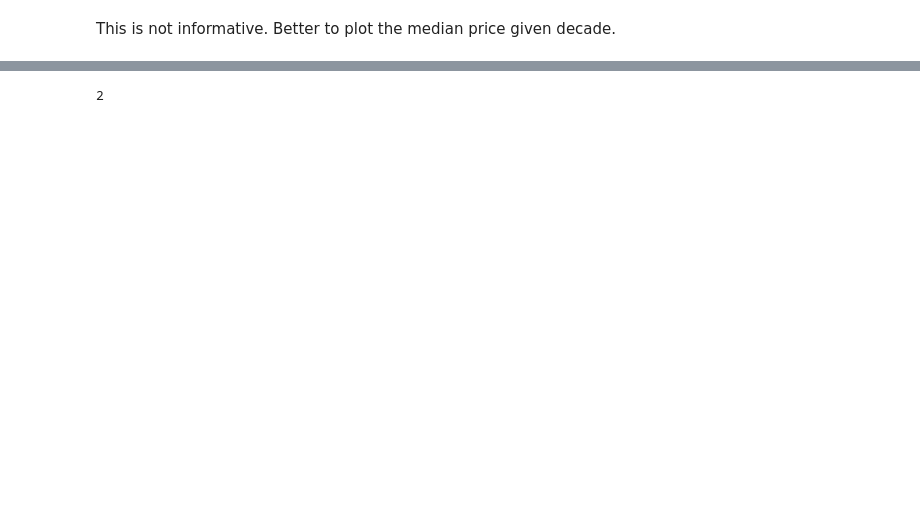
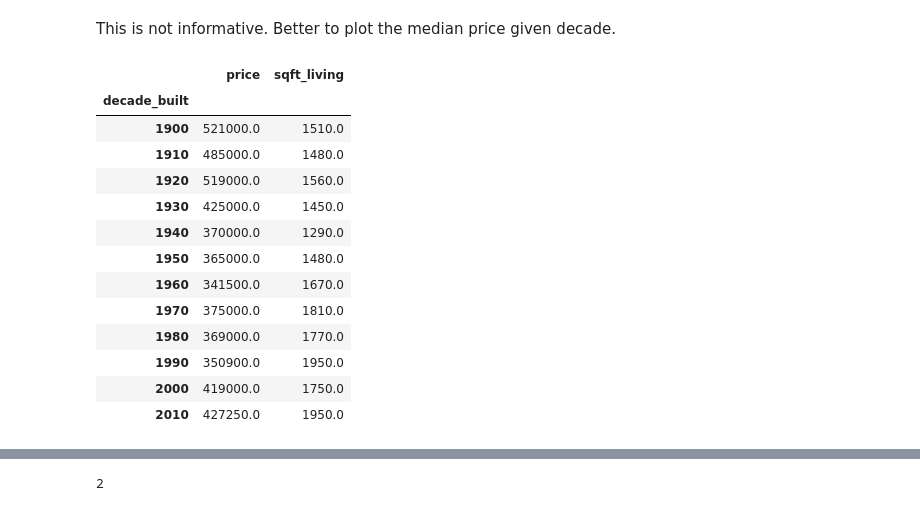
Before and after one commit to debjyotiarr/debjyotiarr, a Jupyter notebook: Housing_Prices_EDA.ipynb, the cells around one changed output, grey strips where cells are left out. Drawn from its saved outputs; the diff is of its cells as text; code cells hidden in the pictures; blank space fills up the shorter version.

```diff
--- a/Housing_Prices_EDA.ipynb
+++ b/Housing_Prices_EDA.ipynb
@@ -324,5 +324,22 @@ plt.plot(df['decade_built'], df['price'])
 # %% [markdown]
 This is not informative. Better to plot the median price given decade.
+# %%
+df[['decade_built','price','sqft_living']].groupby('decade_built').median()
+# %% [output]
+|  | price | sqft_living |
+| decade_built |  |  |
+| 1900 | 521000.0 | 1510.0 |
+| 1910 | 485000.0 | 1480.0 |
+| 1920 | 519000.0 | 1560.0 |
+| 1930 | 425000.0 | 1450.0 |
+| 1940 | 370000.0 | 1290.0 |
+| 1950 | 365000.0 | 1480.0 |
+| 1960 | 341500.0 | 1670.0 |
+| 1970 | 375000.0 | 1810.0 |
+| 1980 | 369000.0 | 1770.0 |
+| 1990 | 350900.0 | 1950.0 |
+| 2000 | 419000.0 | 1750.0 |
+| 2010 | 427250.0 | 1950.0 |
 # %%
 fig = plt.figure(figsize = (7,4))
 plt.plot(df[['decade_built', 'price']].groupby('decade_built').median())
```
Also changed, not shown: parts of 60 cells of this notebook.
